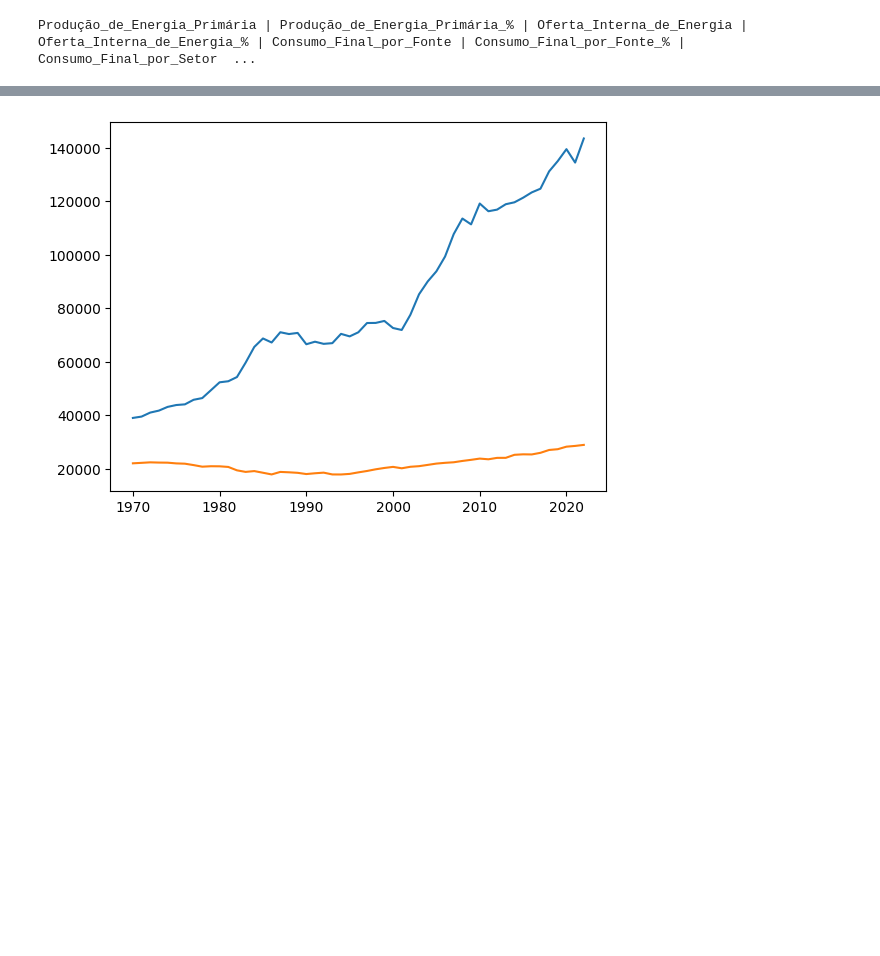
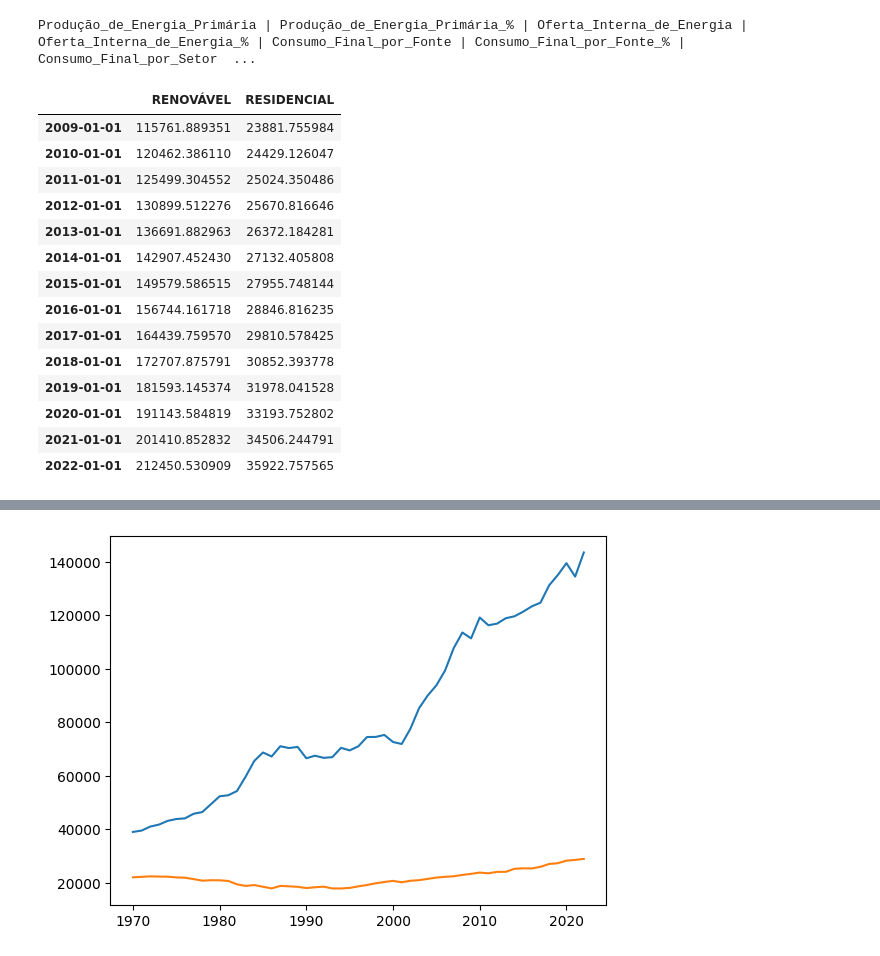
Before and after one commit to scrrpfv/projeto-ip, a Jupyter notebook: Analises/projecao.ipynb, the cells around one changed output, grey strips where cells are left out. Drawn from its saved outputs; the diff is of its cells as text; code cells hidden in the pictures; blank space fills up the shorter version.

```diff
--- a/Analises/projecao.ipynb
+++ b/Analises/projecao.ipynb
@@ -33,0 +36,18 @@ prediction.index = [last_year + pd.offsets.DateOffset(years=i) for i in range(le
+# %%
+prediction
+# %% [output]
+|  | RENOVÁVEL | RESIDENCIAL |
+| 2009-01-01 | 115761.889351 | 23881.755984 |
+| 2010-01-01 | 120462.386110 | 24429.126047 |
+| 2011-01-01 | 125499.304552 | 25024.350486 |
+| 2012-01-01 | 130899.512276 | 25670.816646 |
+| 2013-01-01 | 136691.882963 | 26372.184281 |
+| 2014-01-01 | 142907.452430 | 27132.405808 |
+| 2015-01-01 | 149579.586515 | 27955.748144 |
+| 2016-01-01 | 156744.161718 | 28846.816235 |
+| 2017-01-01 | 164439.759570 | 29810.578425 |
+| 2018-01-01 | 172707.875791 | 30852.393778 |
+| 2019-01-01 | 181593.145374 | 31978.041528 |
+| 2020-01-01 | 191143.584819 | 33193.752802 |
+| 2021-01-01 | 201410.852832 | 34506.244791 |
+| 2022-01-01 | 212450.530909 | 35922.757565 |
```
Also changed, not shown: parts of 3 cells of this notebook.
